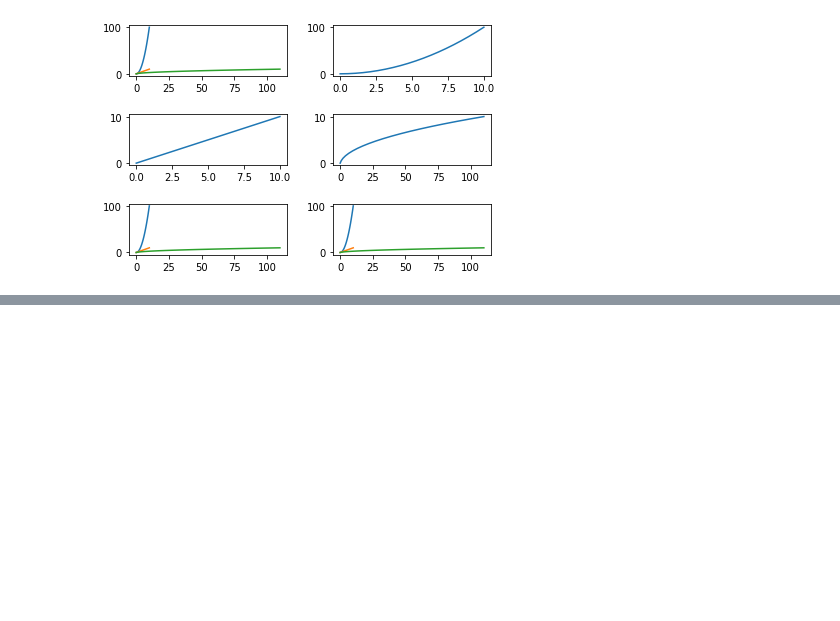
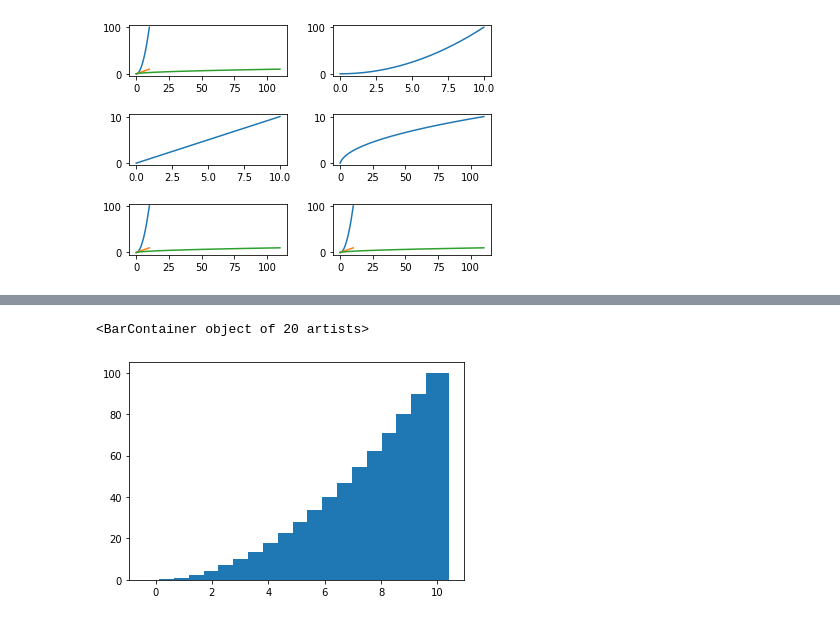
Before and after one commit to Dhrumil-Zion/Data-Science-Essentials, a Jupyter notebook: Matplotlib/Matplotlib_tutorials.ipynb, the cells around one changed output, grey strips where cells are left out. Cells and saved outputs as stored; diff of their text form; code cells hidden in the pictures; blank space fills up the shorter version.

```diff
--- a/Matplotlib/Matplotlib_tutorials.ipynb
+++ b/Matplotlib/Matplotlib_tutorials.ipynb
@@ -49,0 +71,5 @@ plt.tight_layout(pad=2.0, h_pad=None, w_pad=None)
+# %%
+plt.bar(x,y)
+# %% [output]
+<BarContainer object of 20 artists>
+[figure, added]
```
Also changed, not shown: parts of 11 cells of this notebook.
